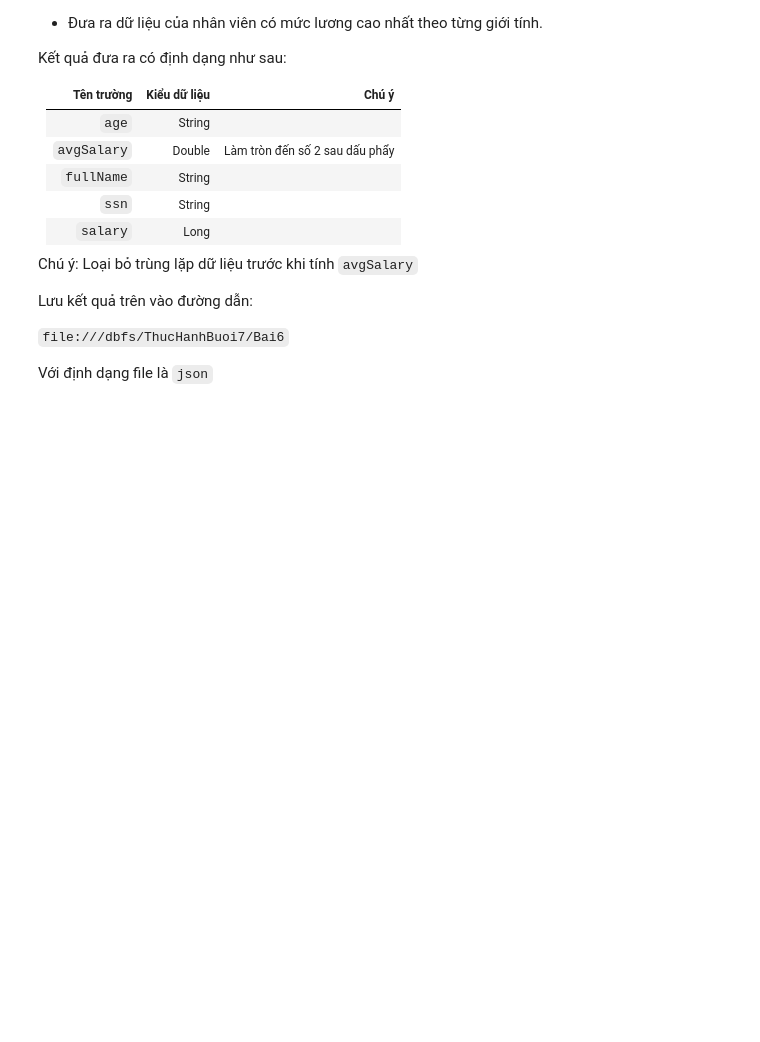
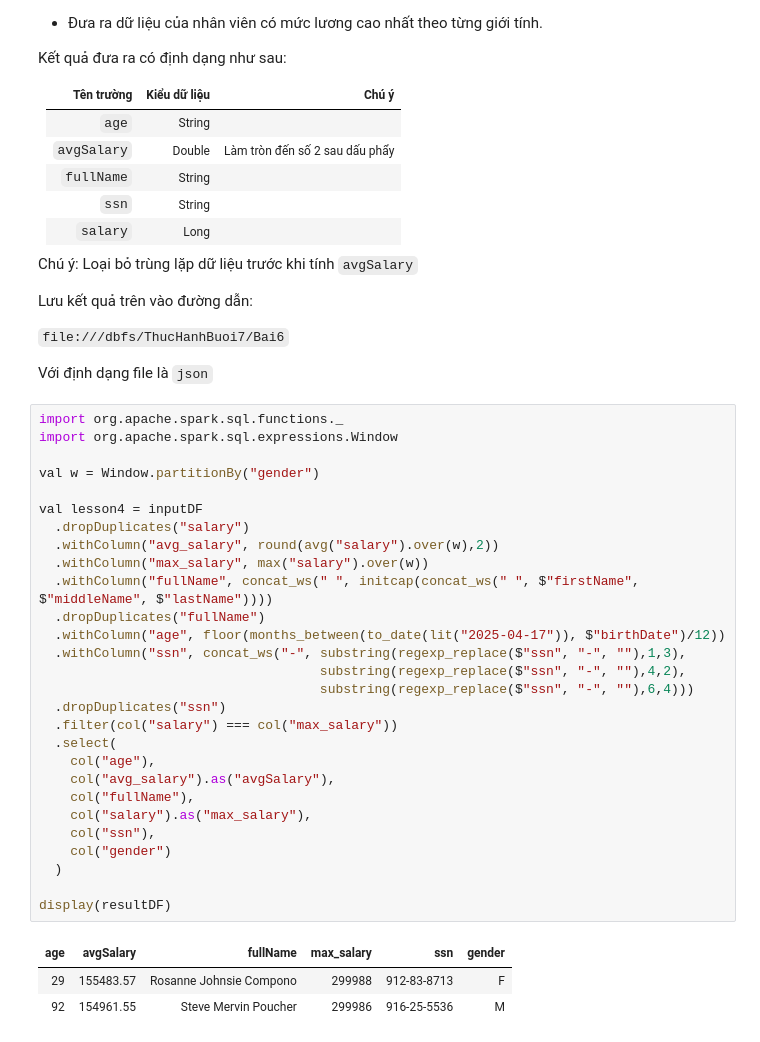
Before and after one commit to LeeAnh836/spark-data-processing, a Jupyter notebook: TH7_WriteFile.ipynb, the cells around one changed output. Saved outputs shown, nothing was run; the diff lists cells and outputs as text; blank space fills up the shorter version.

```diff
--- a/TH7_WriteFile.ipynb
+++ b/TH7_WriteFile.ipynb
@@ -113,3 +220,35 @@ Lưu kết quả trên vào đường dẫn:
 `file:///dbfs/ThucHanhBuoi7/Bai6`
 
 Với định dạng file là `json`
+# %%
+import org.apache.spark.sql.functions._
+import org.apache.spark.sql.expressions.Window
+
+val w = Window.partitionBy("gender")
+
+val lesson4 = inputDF
+  .dropDuplicates("salary")
+  .withColumn("avg_salary", round(avg("salary").over(w),2))
+  .withColumn("max_salary", max("salary").over(w))
+  .withColumn("fullName", concat_ws(" ", initcap(concat_ws(" ", $"firstName", $"middleName", $"lastName"))))
+  .dropDuplicates("fullName")
+  .withColumn("age", floor(months_between(to_date(lit("2025-04-17")), $"birthDate")/12))
+  .withColumn("ssn", concat_ws("-", substring(regexp_replace($"ssn", "-", ""),1,3),
+                                    substring(regexp_replace($"ssn", "-", ""),4,2),
+                                    substring(regexp_replace($"ssn", "-", ""),6,4)))
+  .dropDuplicates("ssn")
+  .filter(col("salary") === col("max_salary"))
+  .select(
+    col("age"),
+    col("avg_salary").as("avgSalary"),
+    col("fullName"),
+    col("salary").as("max_salary"),
+    col("ssn"),
+    col("gender")
+  )
+
+display(resultDF)
+# %% [output]
+| age | avgSalary | fullName | max_salary | ssn | gender |
+| 29 | 155483.57 | Rosanne Johnsie Compono | 299988 | 912-83-8713 | F |
+| 92 | 154961.55 | Steve Mervin Poucher | 299986 | 916-25-5536 | M |
```
Also changed, not shown: parts of 18 cells of this notebook.
